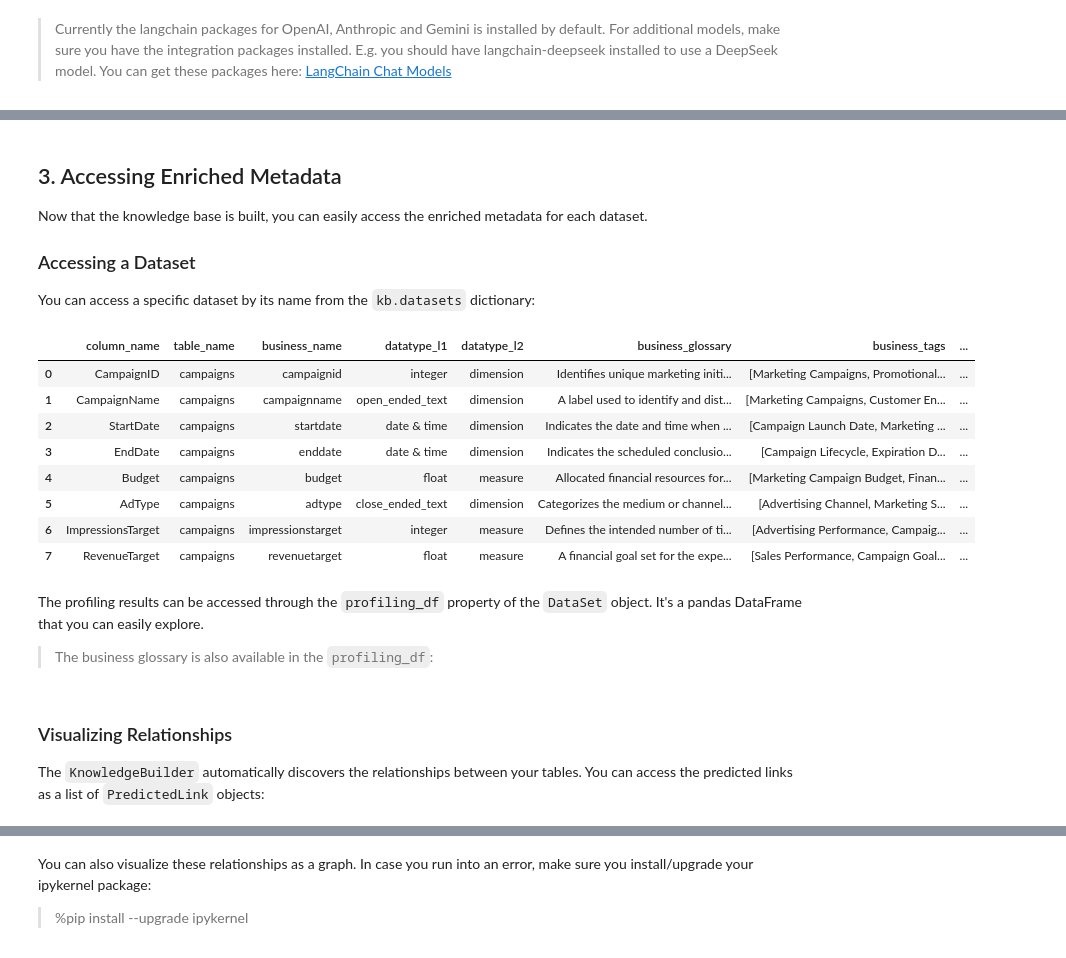
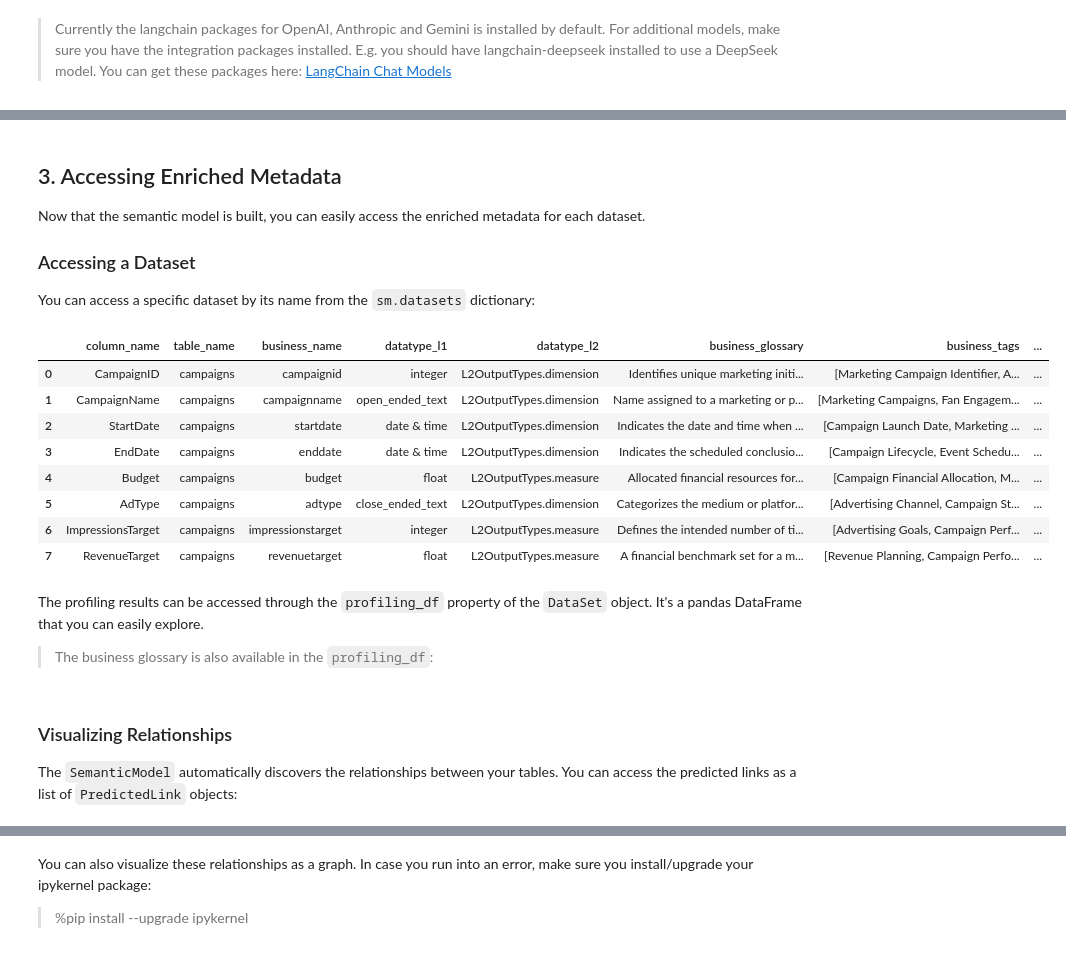
Before and after one commit to Intugle/data-tools, a Jupyter notebook: notebooks/quickstart_sports_media.ipynb, the cells around one changed output, grey strips where cells are left out. Cells and saved outputs as stored; diff of their text form; code cells hidden in the pictures.

```diff
--- a/notebooks/quickstart_sports_media.ipynb
+++ b/notebooks/quickstart_sports_media.ipynb
@@ -81,7 +83,7 @@ Let's start by defining the datasets we want to use. The path shown below can be
 def generate_config(table_name: str) -> str:
     """Append the base URL to the table name."""
     return {
-        "path": f"https://raw.githubusercontent.com/Intugle/data-tools/refs/heads/main/sample_data/sports_media/{table_name}.csv",
+        "path": f"./sample_data/sports_media/{table_name}.csv",
         "type": "csv",
     }
 
@@ -135,11 +137,11 @@ Now, let's use the `KnowledgeBuilder` to build our semantic layer:
 
 > The `domain` parameter helps the LLM generate a more contextual business glossary. It specifies the industry domain that the dataset belongs to (e.g., "Healthcare", "Finance", "E-commerce").
 # %%
-from intugle import KnowledgeBuilder
+from intugle import SemanticModel
 
-# Initialize the knowledge builder
-kb = KnowledgeBuilder(datasets, domain="Fast Moving Consumer Goods")
+# Initialize the semantic model
+sm = SemanticModel(datasets, domain="Sports Media Company")
 
 # Run the prediction
-kb.build()
+sm.build()
 # %% [output]
@@ -219,30 +189,29 @@ No links found for this pair.
 # %% [markdown]
 ## 3. Accessing Enriched Metadata
 
-Now that the knowledge base is built, you can easily access the enriched metadata for each dataset.
+Now that the semantic model is built, you can easily access the enriched metadata for each dataset.
 
 ### Accessing a Dataset
 
-You can access a specific dataset by its name from the `kb.datasets` dictionary:
+You can access a specific dataset by its name from the `sm.datasets` dictionary:
 # %%
-campaigns_dataset = kb.datasets['campaigns']
+campaigns_dataset = sm.datasets['campaigns']
 campaigns_dataset.profiling_df
 # %% [output]
 |  | column_name | table_name | business_name | datatype_l1 | datatype_l2 | business_glossary | business_tags | ... |
-| 0 | CampaignID | campaigns | campaignid | integer | dimension | Identifies unique marketing initi... | [Marketing Campaigns, Promotional... | ... |
-| 1 | CampaignName | campaigns | campaignname | open_ended_text | dimension | A label used to identify and dist... | [Marketing Campaigns, Customer En... | ... |
-| 2 | StartDate | campaigns | startdate | date & time | dimension | Indicates the date and time when ... | [Campaign Launch Date, Marketing ... | ... |
-| 3 | EndDate | campaigns | enddate | date & time | dimension | Indicates the scheduled conclusio... | [Campaign Lifecycle, Expiration D... | ... |
-| 4 | Budget | campaigns | budget | float | measure | Allocated financial resources for... | [Marketing Campaign Budget, Finan... | ... |
-| 5 | AdType | campaigns | adtype | close_ended_text | dimension | Categorizes the medium or channel... | [Advertising Channel, Marketing S... | ... |
-| 6 | ImpressionsTarget | campaigns | impressionstarget | integer | measure | Defines the intended number of ti... | [Advertising Performance, Campaig... | ... |
-| 7 | RevenueTarget | campaigns | revenuetarget | float | measure | A financial goal set for the expe... | [Sales Performance, Campaign Goal... | ... |
+| 0 | CampaignID | campaigns | campaignid | integer | L2OutputTypes.dimension | Identifies unique marketing initi... | [Marketing Campaign Identifier, A... | ... |
+| 1 | CampaignName | campaigns | campaignname | open_ended_text | L2OutputTypes.dimension | Name assigned to a marketing or p... | [Marketing Campaigns, Fan Engagem... | ... |
+| 2 | StartDate | campaigns | startdate | date & time | L2OutputTypes.dimension | Indicates the date and time when ... | [Campaign Launch Date, Marketing ... | ... |
+| 3 | EndDate | campaigns | enddate | date & time | L2OutputTypes.dimension | Indicates the scheduled conclusio... | [Campaign Lifecycle, Event Schedu... | ... |
+| 4 | Budget | campaigns | budget | float | L2OutputTypes.measure | Allocated financial resources for... | [Campaign Financial Allocation, M... | ... |
+| 5 | AdType | campaigns | adtype | close_ended_text | L2OutputTypes.dimension | Categorizes the medium or platfor... | [Advertising Channel, Campaign St... | ... |
+| 6 | ImpressionsTarget | campaigns | impressionstarget | integer | L2OutputTypes.measure | Defines the intended number of ti... | [Advertising Goals, Campaign Perf... | ... |
+| 7 | RevenueTarget | campaigns | revenuetarget | float | L2OutputTypes.measure | A financial benchmark set for a m... | [Revenue Planning, Campaign Perfo... | ... |
 # %% [markdown]
 The profiling results can be accessed through the `profiling_df` property of the `DataSet` object. It's a pandas DataFrame that you can easily explore.
 > The business glossary is also available in the `profiling_df`:
 # %% [markdown]
-
 ### Visualizing Relationships
 
-The `KnowledgeBuilder` automatically discovers the relationships between your tables. You can access the predicted links as a list of `PredictedLink` objects:
+The `SemanticModel` automatically discovers the relationships between your tables. You can access the predicted links as a list of `PredictedLink` objects:
 # %%
```
Also changed, not shown: parts of 14 cells of this notebook, 6 other files.
